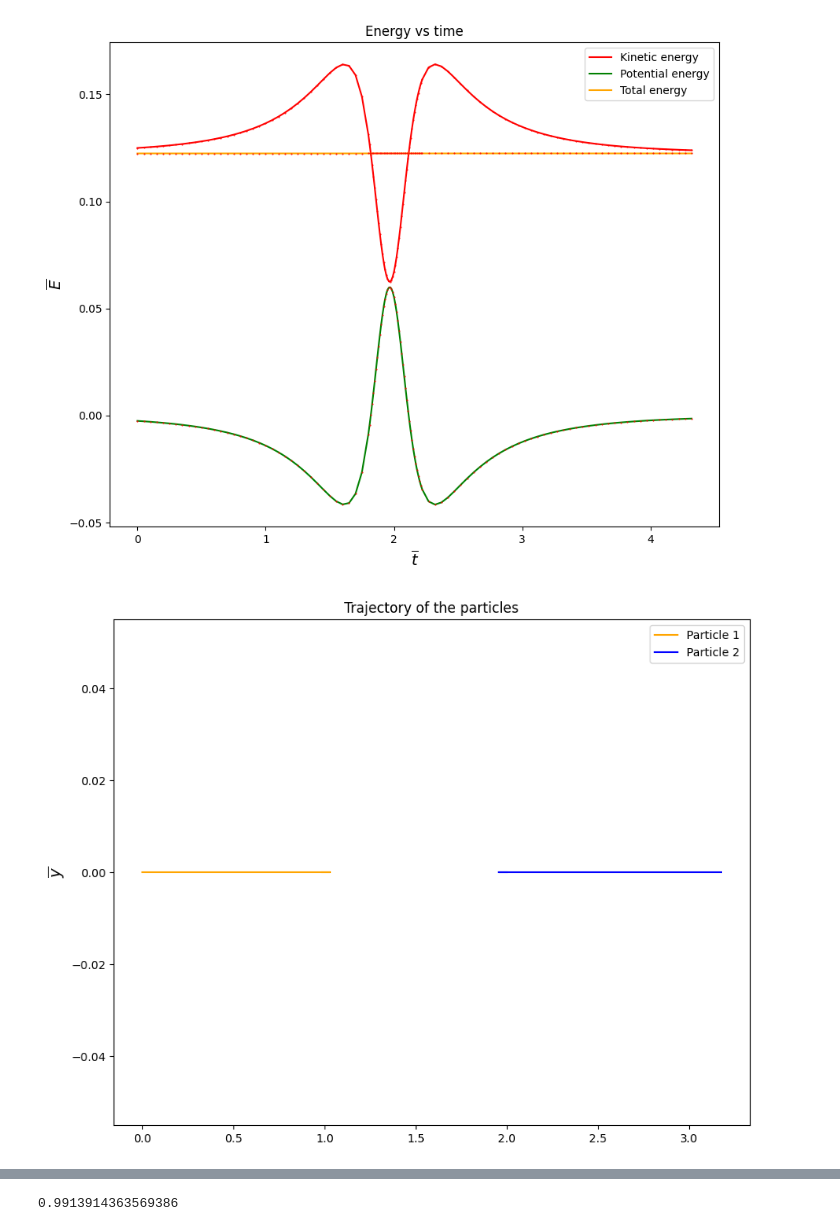
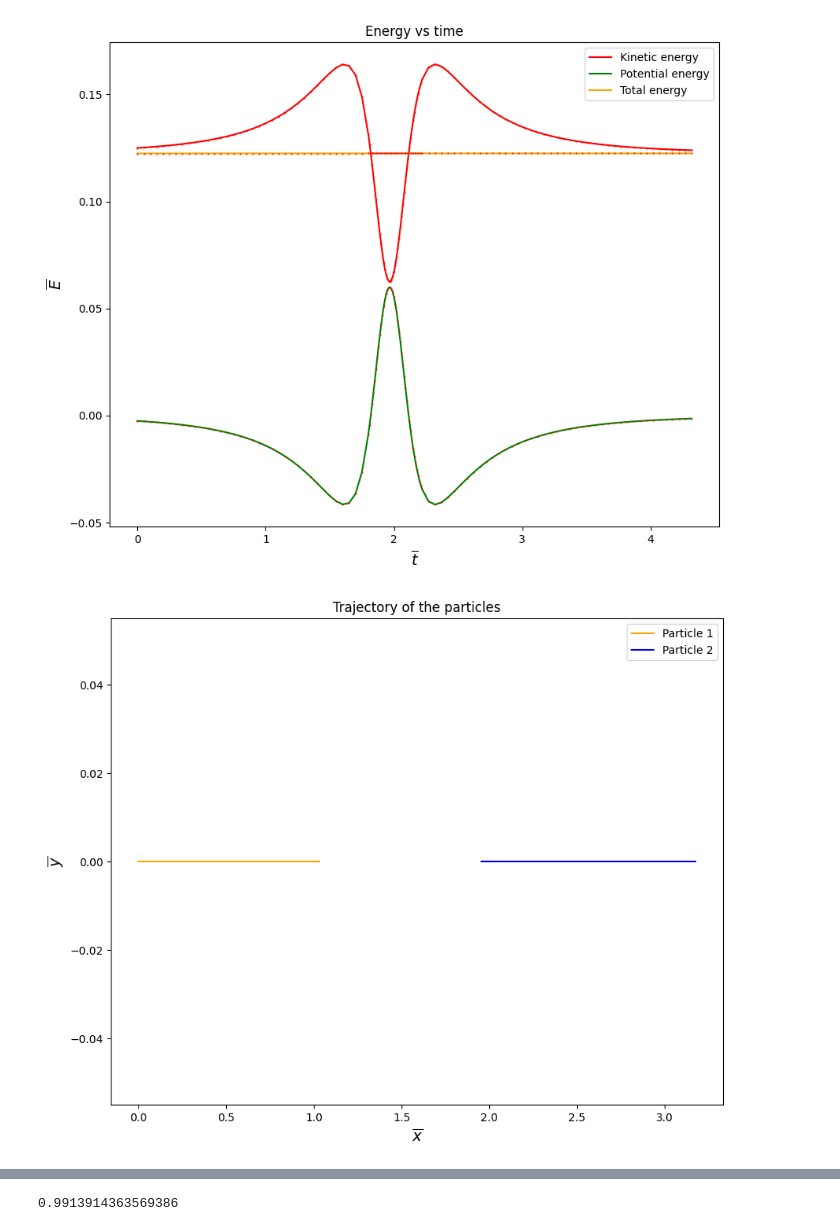
Before and after one commit to AndresGuarin/JupyterCodes, a Jupyter notebook: Computational Physics/LennardJonesGas/gas_dynamics.ipynb, the cells around one changed output, grey strips where cells are left out. Saved outputs shown, nothing was run; the diff lists cells and outputs as text; code cells hidden in the pictures.

```diff
--- a/Computational Physics/LennardJonesGas/gas_dynamics.ipynb
+++ b/Computational Physics/LennardJonesGas/gas_dynamics.ipynb
@@ -39,6 +39,7 @@ class LJGas:
         self.N = N   # Number of steps
         self.Np = Np    # Number of particles
 
+        # Other parameters
         self.h1 = self.h
         self.verbose = verbose
 
@@ -83,6 +84,7 @@ class LJGas:
         LVy[0] = CI[3]
         self.Lh[0] = self.h
 
+        self.LContacts = []
         self.aux = 0
 
         for i in range(self.N):
@@ -94,13 +96,16 @@ class LJGas:
 
             if np.max(F1) >= self.F0:
                 self.h = self.h0
+                if self.aux==0: self.LContacts.append([i])
                 self.aux = 1
                 if self.verbose: print('here',i,self.h)
+
             else:
                 self.h = self.h1
                 if self.aux ==1:
+                    self.LContacts[-1].append(i)
                     if self.verbose: print('here',i,self.h)
-                    self.aux = 2
+                    self.aux = 0
             self.Lh[i+1] = self.h
 
         return [LX, LY, LVx, LVy]
@@ -230,7 +263,7 @@ def animate_path(self,s,duration=5,kind=0,save=False,name=None,verbose=True,plot
 # %% [markdown]
 # **2. Simulation of the colision of two particles**
 # %%
-# Change parameters
+# Choose parameters
 h = 0.05; N = 120; Np = 2; R0 = 1.05; h0 = 0.01
 
 # Set intial conditions
@@ -239,7 +272,7 @@ Y0 = np.array([0,0])
 Vx0 = np.array([0.5,0])
 Vy0 = np.array([0,0])
 
-sim = LJGas(h,N,Np,R0,h0,verbose=True)
+sim = LJGas(h,N,Np,R0,h0,verbose=True,box=[6,5])
 s = sim.simulate([X0,Y0,Vx0,Vy0])
 
 self1 = sim.get_self()
@@ -352,21 +385,21 @@ plt.show()
 # %%
 X1 = s[0][:,0]
 X2 = s[0][:,1]
 Y1 = s[1][:,0]
 Y2 = s[1][:,1]
 
 plt.figure(figsize=(10,8))
 plt.title(r'Trajectory of the particles')
-plt.ylabel(r'$\overline{x}$',fontsize=14)
+plt.xlabel(r'$\overline{x}$',fontsize=14)
 plt.ylabel(r'$\overline{y}$',fontsize=14)
 plt.plot(X1,Y1,'-',color='orange',label='Particle 1') #;plt.plot(X1,Y1, 'o',color='red', ms=0.5)
 plt.plot(X2,Y2,'-b',ms=0.5,label='Particle 2')        #;plt.plot(X2,Y2, 'o',color='red', ms=0.5)
 #plt.ylim(-0.2,4.2)
 plt.legend()
 plt.savefig('images/2ParticlesGas/trajectory.png',dpi=350)
 plt.show()
 # %% [output]
-[figure, old version]
+[figure, new version]
 # %%
 %matplotlib inline
 # %%
```
Also changed, not shown: parts of 10 cells of this notebook, 2 other files.
